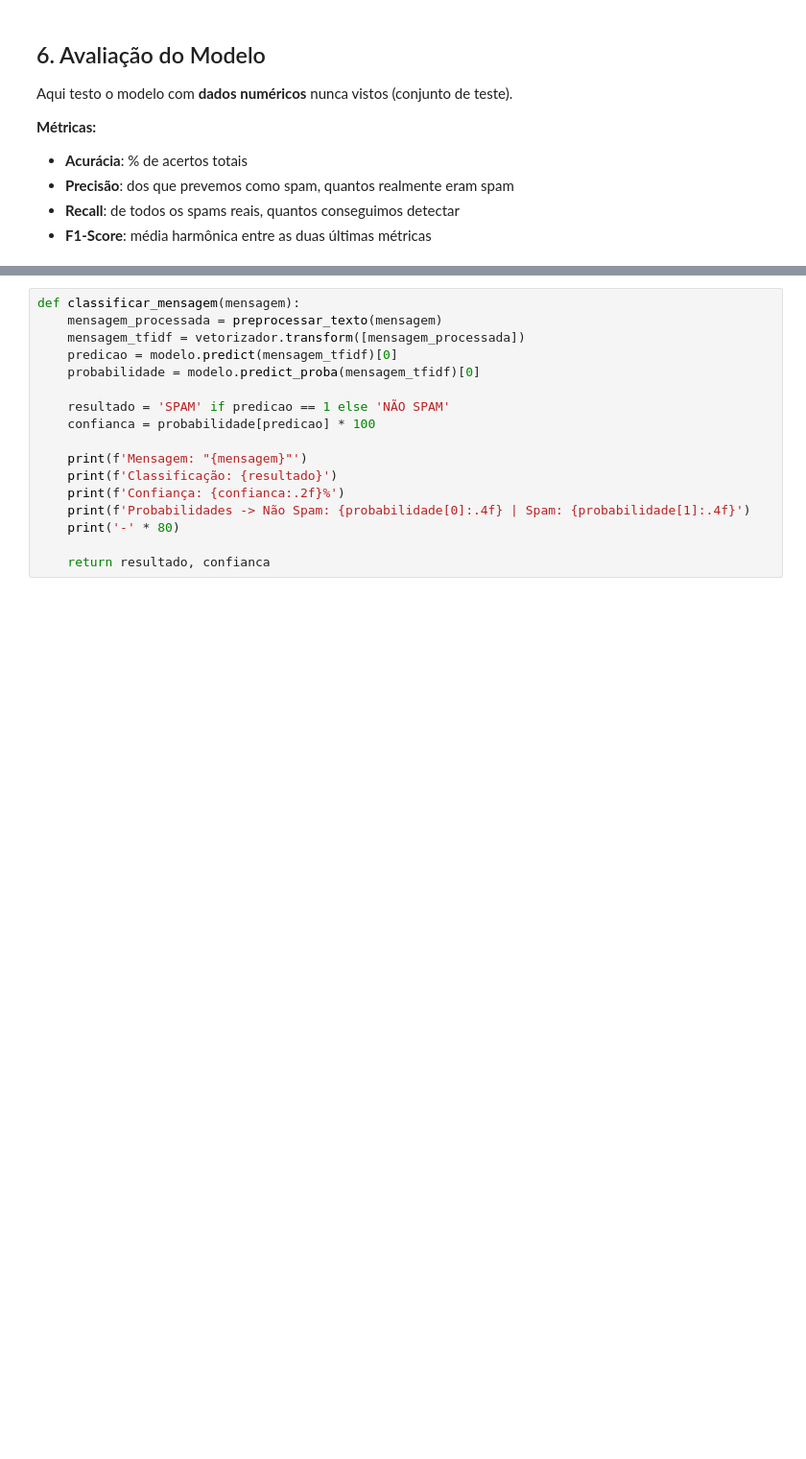
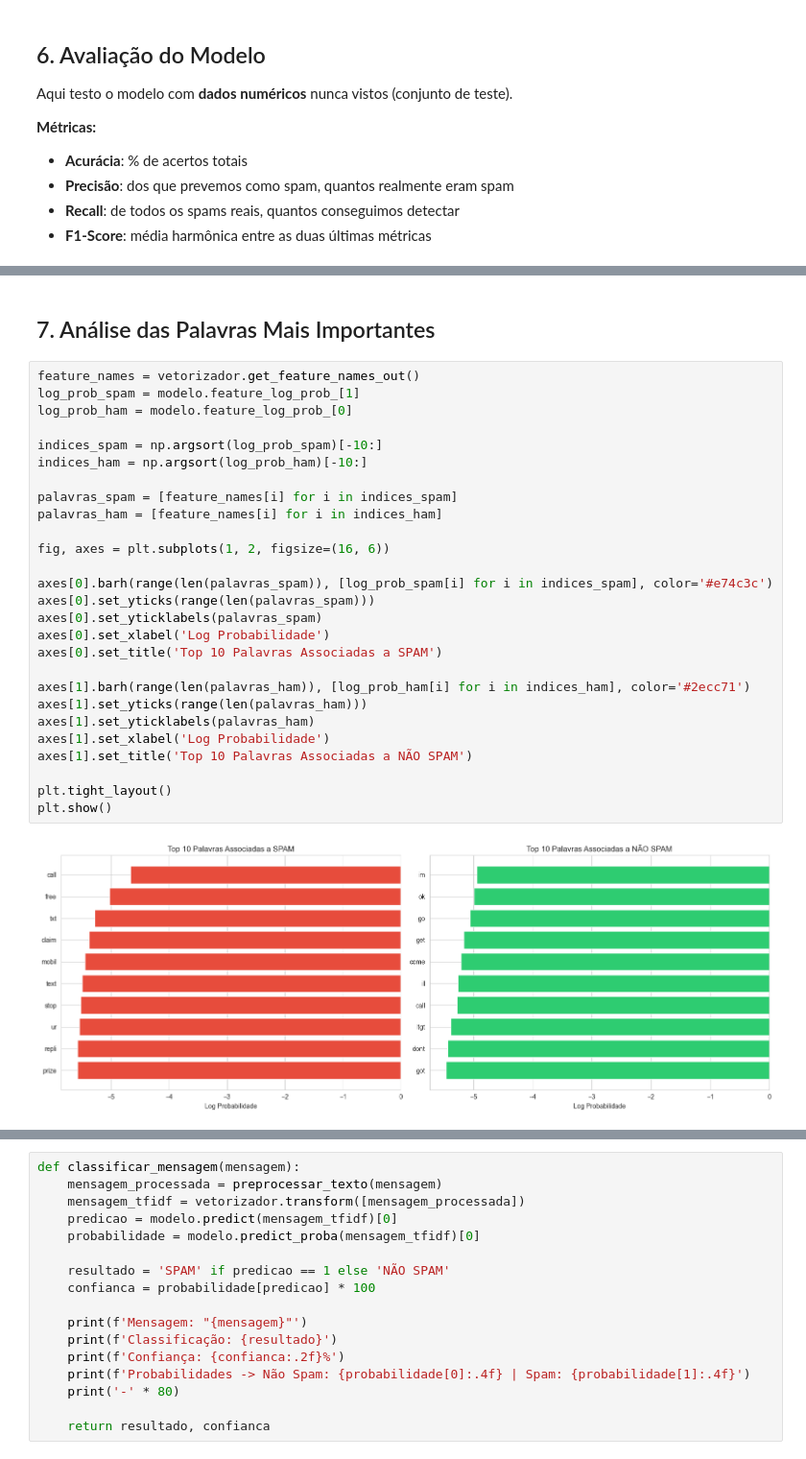
Before and after one commit to igorlix/ESC-Engenharia_Exercicios, a Jupyter notebook: exercicio2_classificador_spam/classificador_spam.ipynb, the cells around one changed output, grey strips where cells are left out. Shown at 96% size. Cells and saved outputs as stored; diff of their text form; blank space fills up the shorter version.

```diff
--- a/exercicio2_classificador_spam/classificador_spam.ipynb
+++ b/exercicio2_classificador_spam/classificador_spam.ipynb
@@ -199 +288,32 @@ print(f'Verdadeiros Positivos: {matriz_confusao[1, 1]}')
+# %% [markdown]
+## 7. Análise das Palavras Mais Importantes
+# %%
+feature_names = vetorizador.get_feature_names_out()
+log_prob_spam = modelo.feature_log_prob_[1]
+log_prob_ham = modelo.feature_log_prob_[0]
+
+indices_spam = np.argsort(log_prob_spam)[-10:]
+indices_ham = np.argsort(log_prob_ham)[-10:]
+
+palavras_spam = [feature_names[i] for i in indices_spam]
+palavras_ham = [feature_names[i] for i in indices_ham]
+
+fig, axes = plt.subplots(1, 2, figsize=(16, 6))
+
+axes[0].barh(range(len(palavras_spam)), [log_prob_spam[i] for i in indices_spam], color='#e74c3c')
+axes[0].set_yticks(range(len(palavras_spam)))
+axes[0].set_yticklabels(palavras_spam)
+axes[0].set_xlabel('Log Probabilidade')
+axes[0].set_title('Top 10 Palavras Associadas a SPAM')
+
+axes[1].barh(range(len(palavras_ham)), [log_prob_ham[i] for i in indices_ham], color='#2ecc71')
+axes[1].set_yticks(range(len(palavras_ham)))
+axes[1].set_yticklabels(palavras_ham)
+axes[1].set_xlabel('Log Probabilidade')
+axes[1].set_title('Top 10 Palavras Associadas a NÃO SPAM')
+
+plt.tight_layout()
+plt.show()
+# %% [output]
+[figure, added]
 # %% [markdown]
```
Also changed, not shown: parts of 20 cells of this notebook.
